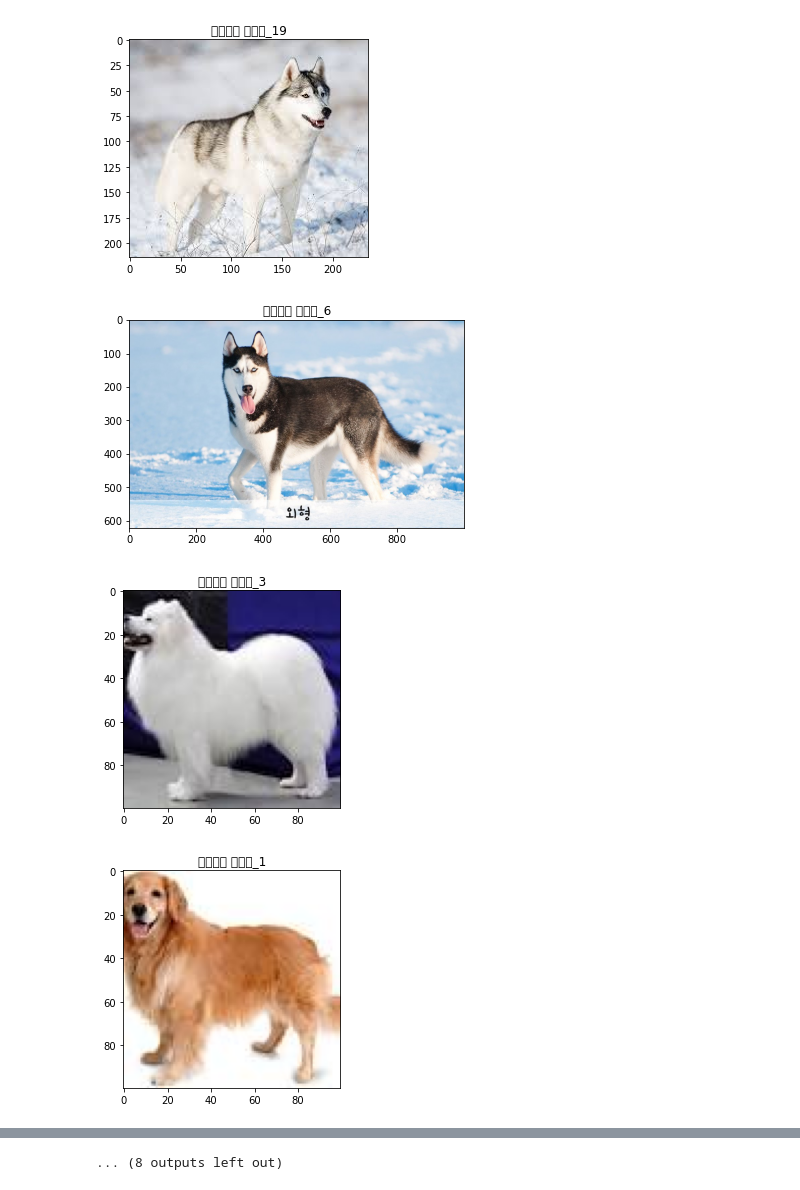
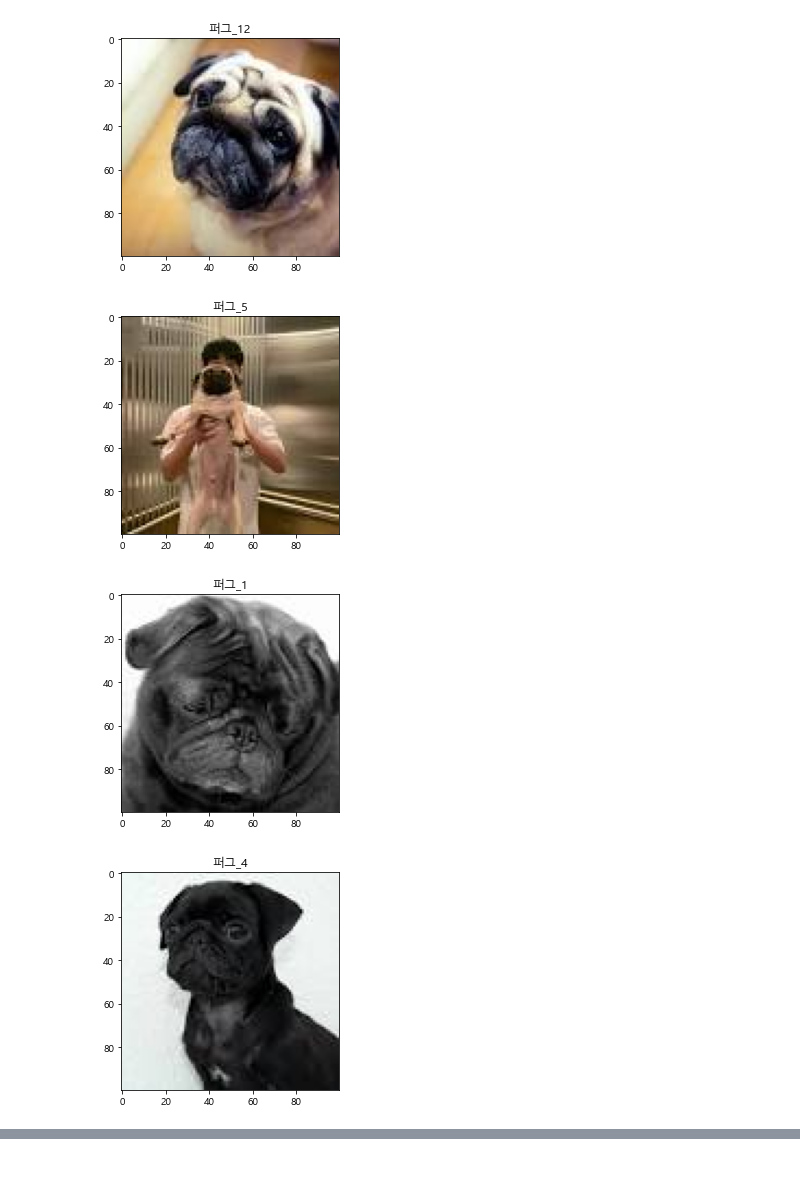
Before and after one commit to G0DCH/DogAnswerProgram, a Jupyter notebook: PythonAndResource/ImageSearch.ipynb, the cells around one changed output, grey strips where cells are left out. Drawn from its saved outputs; the diff is of its cells as text; code cells hidden in the pictures.

```diff
--- a/PythonAndResource/ImageSearch.ipynb
+++ b/PythonAndResource/ImageSearch.ipynb
@@ -3,9 +3,9 @@ import ImageSearch as IS
 # %%
 IS.run()
 # %%
-IS.SearchImage('시베리안 허스키')
+IS.SearchImage('사람과 퍼그')
 # %% [output]
-[figure, old version]
+[figure, new version]
-[figure, old version]
+[figure, new version]
-[figure, old version]
+[figure, new version]
-[figure, old version]
+[figure, new version]
@@ -20 +14,0 @@ IS.SearchImage('시베리안 허스키')
-... (8 outputs left out)
```
Also changed, not shown: parts of 1 cell of this notebook, 1 other file.
